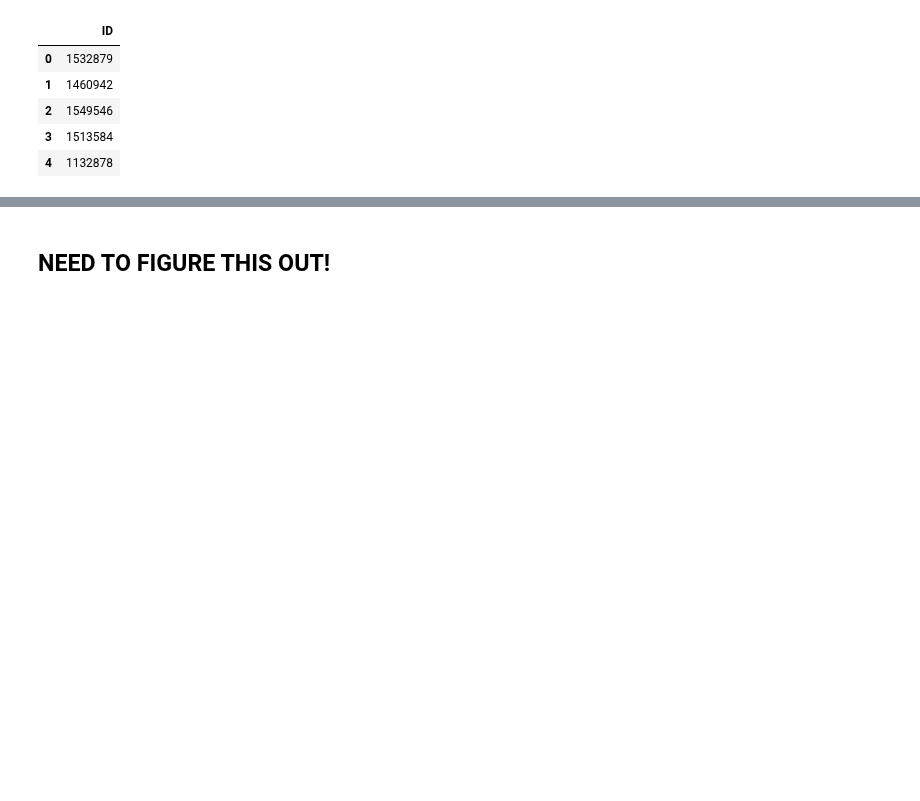
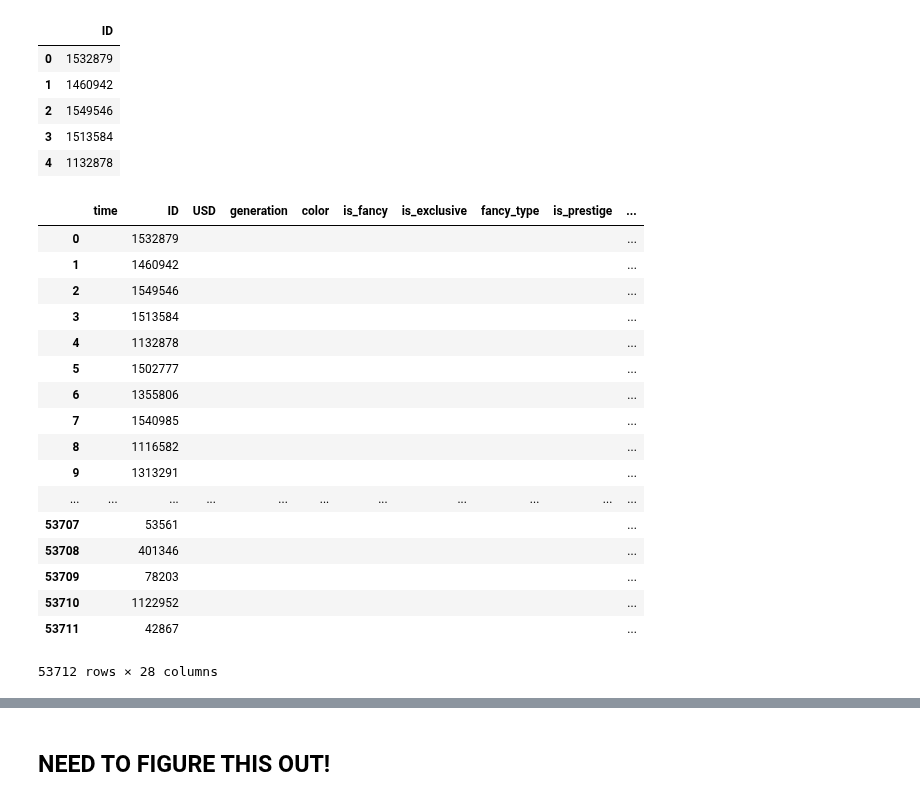
Before and after one commit to DylanBedetti/Trading-Cryptokitties, a Jupyter notebook: Crawler/Kitties_for_sale.ipynb, the cells around one changed output, grey strips where cells are left out. Saved outputs shown, nothing was run; the diff lists cells and outputs as text; code cells hidden in the pictures; blank space fills up the shorter version.

```diff
--- a/Crawler/Kitties_for_sale.ipynb
+++ b/Crawler/Kitties_for_sale.ipynb
@@ -284,3 +284,24 @@ data = data[['time', 'ID', "USD"] + list(data.columns)[:-2][1:]]
+# %%
+data[['time', 'ID', "USD"] + list(data.columns)[3:]]
+# %% [output]
+|  | time | ID | USD | generation | color | is_fancy | is_exclusive | fancy_type | is_prestige | ... |
+| 0 |  | 1532879 |  |  |  |  |  |  |  | ... |
+| 1 |  | 1460942 |  |  |  |  |  |  |  | ... |
+| 2 |  | 1549546 |  |  |  |  |  |  |  | ... |
+| 3 |  | 1513584 |  |  |  |  |  |  |  | ... |
+| 4 |  | 1132878 |  |  |  |  |  |  |  | ... |
+| 5 |  | 1502777 |  |  |  |  |  |  |  | ... |
+| 6 |  | 1355806 |  |  |  |  |  |  |  | ... |
+| 7 |  | 1540985 |  |  |  |  |  |  |  | ... |
+| 8 |  | 1116582 |  |  |  |  |  |  |  | ... |
+| 9 |  | 1313291 |  |  |  |  |  |  |  | ... |
+| ... | ... | ... | ... | ... | ... | ... | ... | ... | ... | ... |
+| 53707 |  | 53561 |  |  |  |  |  |  |  | ... |
+| 53708 |  | 401346 |  |  |  |  |  |  |  | ... |
+| 53709 |  | 78203 |  |  |  |  |  |  |  | ... |
+| 53710 |  | 1122952 |  |  |  |  |  |  |  | ... |
+| 53711 |  | 42867 |  |  |  |  |  |  |  | ... |
+53712 rows × 28 columns
 # %%
 data.head()
 # %% [output]
```
Also changed, not shown: parts of 10 cells of this notebook, 8 other files.
